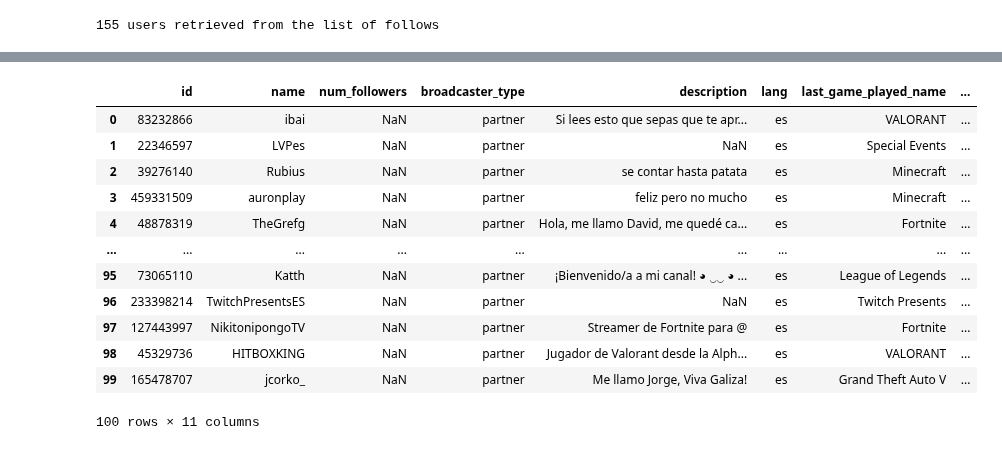
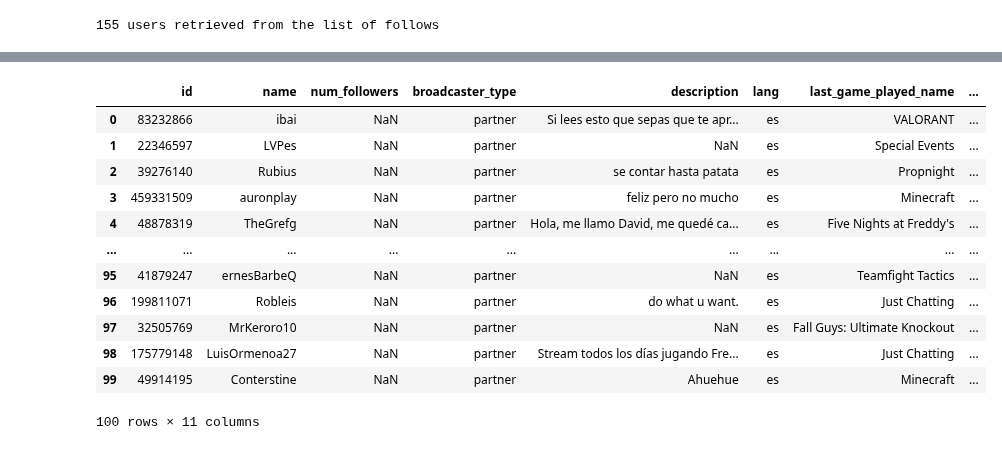
Before and after one commit to Enver-group/twitch-web-analytics, a Jupyter notebook: notebooks/davimen-twitch-api.ipynb, the cells around one changed output, grey strips where cells are left out. Saved outputs shown, nothing was run; the diff lists cells and outputs as text; code cells hidden in the pictures.

Commit message:
Improved ibai data

```diff
--- a/notebooks/davimen-twitch-api.ipynb
+++ b/notebooks/davimen-twitch-api.ipynb
@@ -133,17 +161,17 @@ INFO:src.data.make_dataset:writing dataset to file data/data.csv
 # %%
-data = pd.read_csv("data/data_davimen.csv")
+data = pd.read_csv("data/data_ibai.csv")
 data.head(100)
 # %% [output]
 |  | id | name | num_followers | broadcaster_type | description | lang | last_game_played_name | ... |
 | 0 | 83232866 | ibai | NaN | partner | Si lees esto que sepas que te apr... | es | VALORANT | ... |
 | 1 | 22346597 | LVPes | NaN | partner | NaN | es | Special Events | ... |
-| 2 | 39276140 | Rubius | NaN | partner | se contar hasta patata | es | Minecraft | ... |
+| 2 | 39276140 | Rubius | NaN | partner | se contar hasta patata | es | Propnight | ... |
 | 3 | 459331509 | auronplay | NaN | partner | feliz pero no mucho | es | Minecraft | ... |
-| 4 | 48878319 | TheGrefg | NaN | partner | Hola, me llamo David, me quedé ca... | es | Fortnite | ... |
+| 4 | 48878319 | TheGrefg | NaN | partner | Hola, me llamo David, me quedé ca... | es | Five Nights at Freddy's | ... |
 | ... | ... | ... | ... | ... | ... | ... | ... | ... |
-| 95 | 73065110 | Katth | NaN | partner | ¡Bienvenido/a a mi canal! ◕ ‿‿ ◕ ... | es | League of Legends | ... |
-| 96 | 233398214 | TwitchPresentsES | NaN | partner | NaN | es | Twitch Presents | ... |
-| 97 | 127443997 | NikitonipongoTV | NaN | partner | Streamer de Fortnite para @ | es | Fortnite | ... |
-| 98 | 45329736 | HITBOXKING | NaN | partner | Jugador de Valorant desde la Alph... | es | VALORANT | ... |
-| 99 | 165478707 | jcorko_ | NaN | partner | Me llamo Jorge, Viva Galiza! | es | Grand Theft Auto V | ... |
+| 95 | 41879247 | ernesBarbeQ | NaN | partner | NaN | es | Teamfight Tactics | ... |
+| 96 | 199811071 | Robleis | NaN | partner | do what u want. | es | Just Chatting | ... |
+| 97 | 32505769 | MrKeroro10 | NaN | partner | NaN | es | Fall Guys: Ultimate Knockout | ... |
+| 98 | 175779148 | LuisOrmenoa27 | NaN | partner | Stream todos los días jugando Fre... | es | Just Chatting | ... |
+| 99 | 49914195 | Conterstine | NaN | partner | Ahuehue | es | Minecraft | ... |
 100 rows × 11 columns
```
Also changed, not shown: parts of 7 cells of this notebook, 1 other file.
